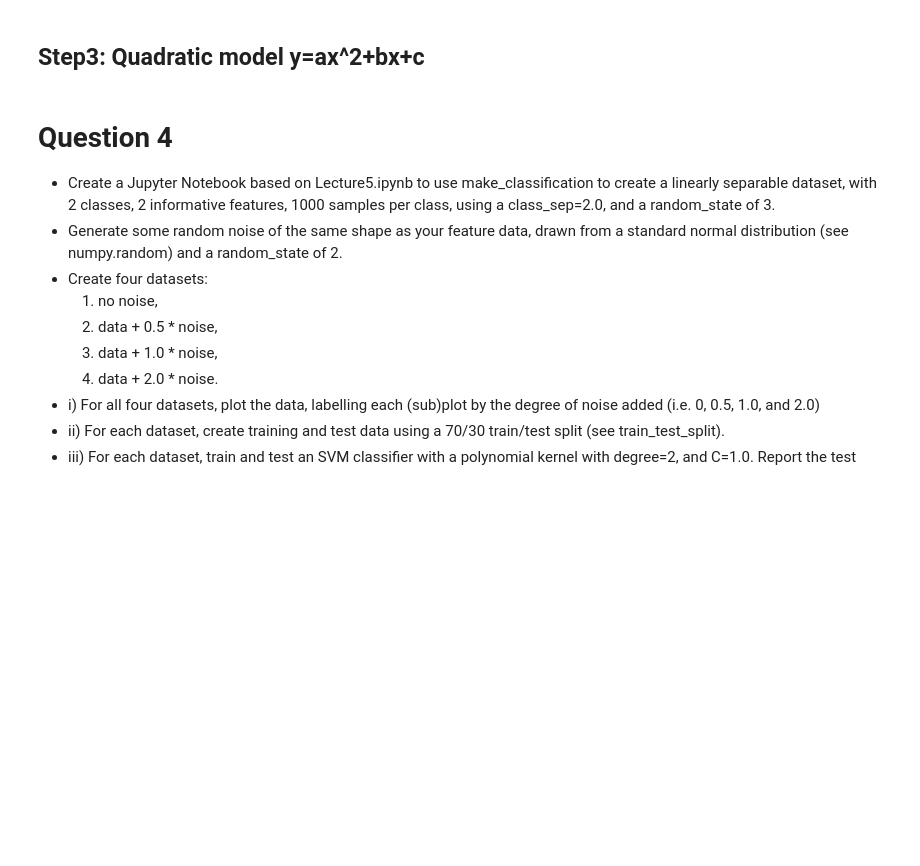
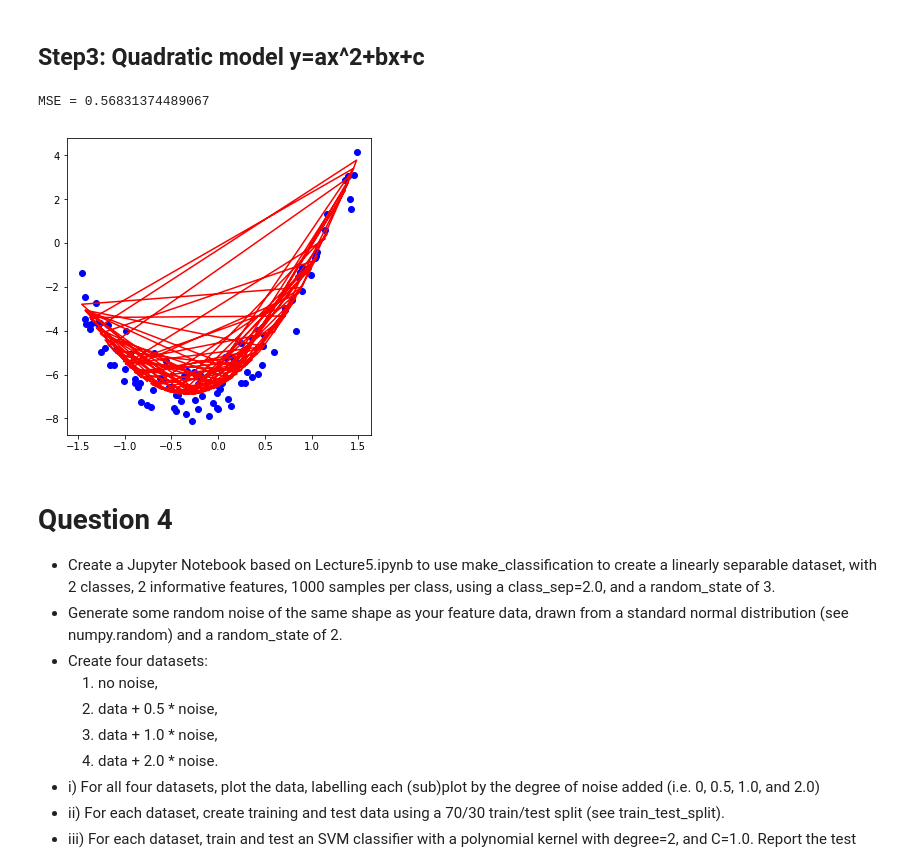
Before and after one commit to BrijPatel15/ML_Adventures, a Jupyter notebook: 1.ipynb, the cells around one changed output. Cells and saved outputs as stored; diff of their text form; code cells hidden in the pictures; blank space fills up the shorter version.

```diff
--- a/1.ipynb
+++ b/1.ipynb
@@ -130,3 +124,21 @@ print("MSE =", MSE)
+# %%
+# Augment the x vector
+ones = np.ones(X.size)
+aug = np.column_stack(((np.square(X)),X, ones))
+# Compute beta
+beta = np.matmul(np.linalg.inv(np.matmul(aug.T, aug)), aug.T)
+a,b,c = np.dot(beta,Y)
+quadLine = a*np.power(X,2)+b*X+c
+plt.figure(figsize= (12,12))
+plt.subplot(2, 2, 2)
+plt.scatter(X, Y, c='blue')
+plt.plot(X,quadLine,c='red')
+# Compute the MSE
+MSE = np.square(np.subtract(Y, line)).mean()
+print("MSE =", MSE)
+# %% [output]
+MSE = 0.56831374489067
+[figure, added]
 # %% [markdown]
 # Question 4
 
```
Also changed, not shown: parts of 4 cells of this notebook.
